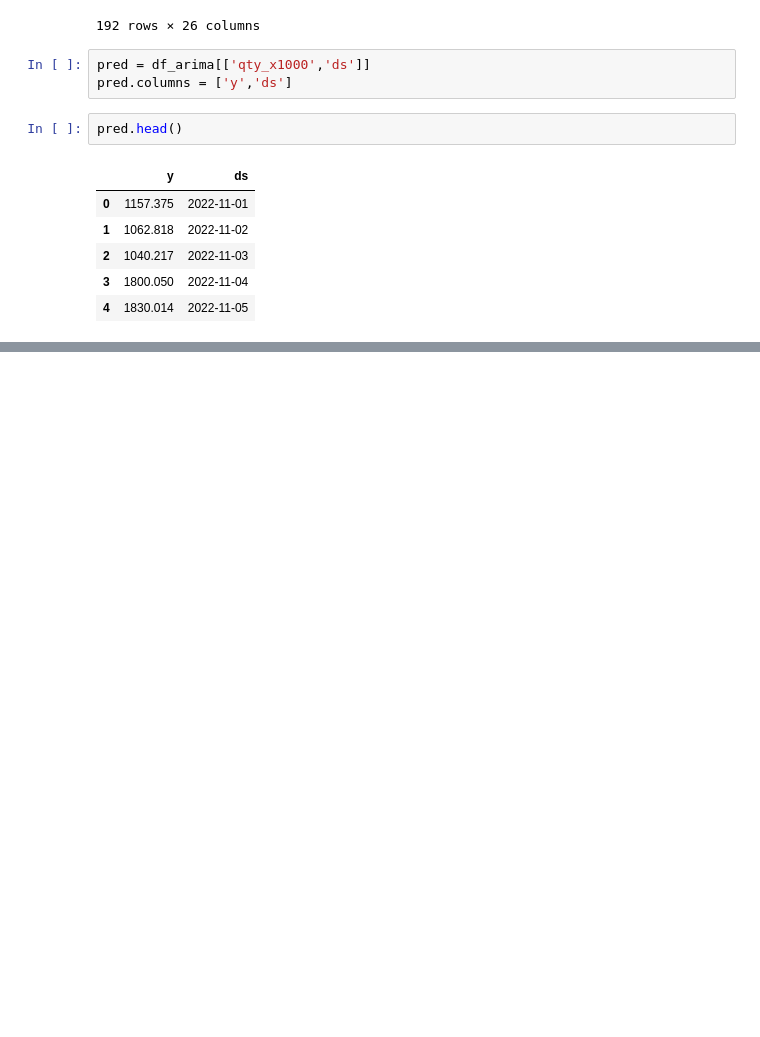
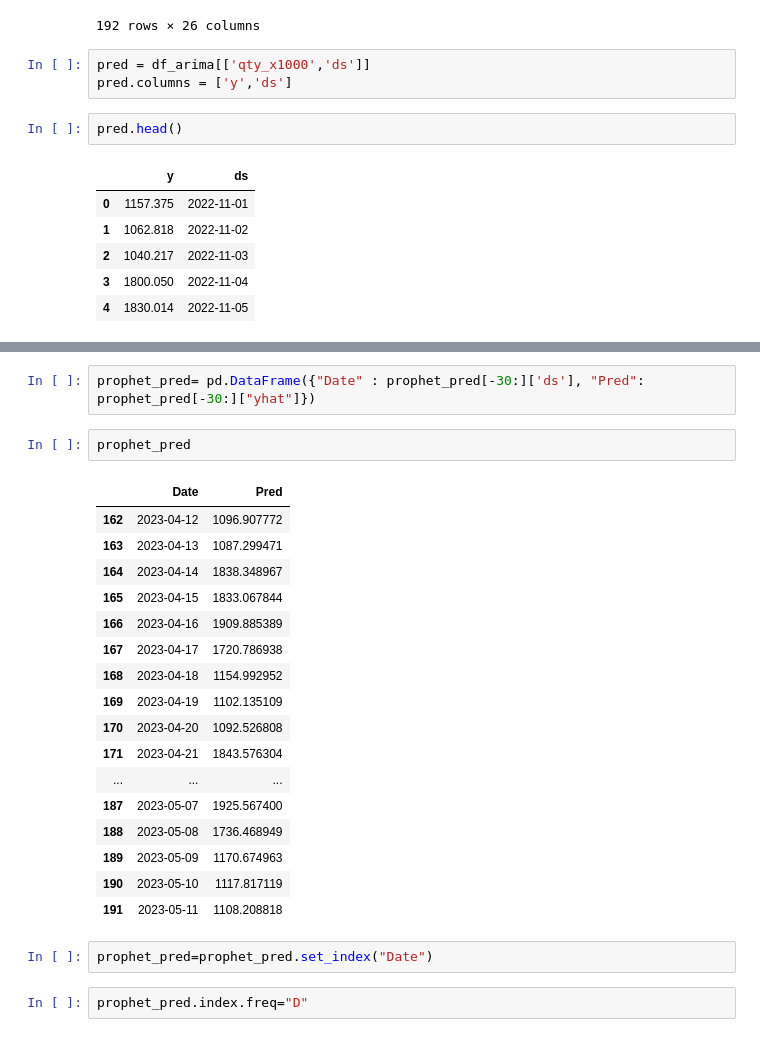
Before and after one commit to gar22891uvg/ProyectoFinalGRP4, a Jupyter notebook: Tarea Semana 3_GRP4.ipynb, the cells around one changed output, grey strips where cells are left out. Saved outputs shown, nothing was run; the diff lists cells and outputs as text; blank space fills up the shorter version.

```diff
--- a/Tarea Semana 3_GRP4.ipynb
+++ b/Tarea Semana 3_GRP4.ipynb
@@ -462,0 +492,26 @@ plot1 = m.plot(forecast)
+# %%
+prophet_pred= pd.DataFrame({"Date" : prophet_pred[-30:]['ds'], "Pred": prophet_pred[-30:]["yhat"]})
+# %%
+prophet_pred
+# %% [output]
+|  | Date | Pred |
+| 162 | 2023-04-12 | 1096.907772 |
+| 163 | 2023-04-13 | 1087.299471 |
+| 164 | 2023-04-14 | 1838.348967 |
+| 165 | 2023-04-15 | 1833.067844 |
+| 166 | 2023-04-16 | 1909.885389 |
+| 167 | 2023-04-17 | 1720.786938 |
+| 168 | 2023-04-18 | 1154.992952 |
+| 169 | 2023-04-19 | 1102.135109 |
+| 170 | 2023-04-20 | 1092.526808 |
+| 171 | 2023-04-21 | 1843.576304 |
+| ... | ... | ... |
+| 187 | 2023-05-07 | 1925.567400 |
+| 188 | 2023-05-08 | 1736.468949 |
+| 189 | 2023-05-09 | 1170.674963 |
+| 190 | 2023-05-10 | 1117.817119 |
+| 191 | 2023-05-11 | 1108.208818 |
+# %%
+prophet_pred=prophet_pred.set_index("Date")
+# %%
+prophet_pred.index.freq="D"
```
Also changed, not shown: parts of 13 cells of this notebook.
